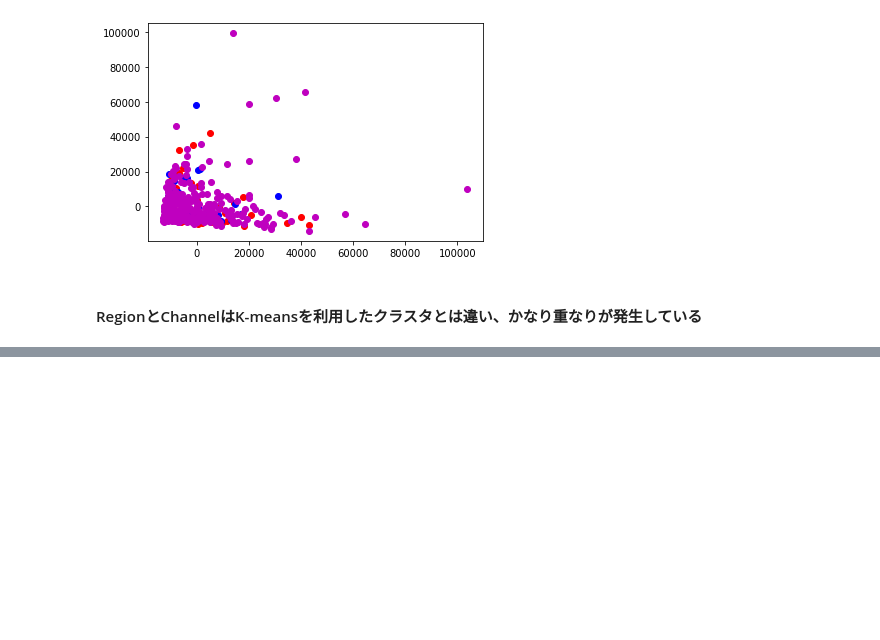
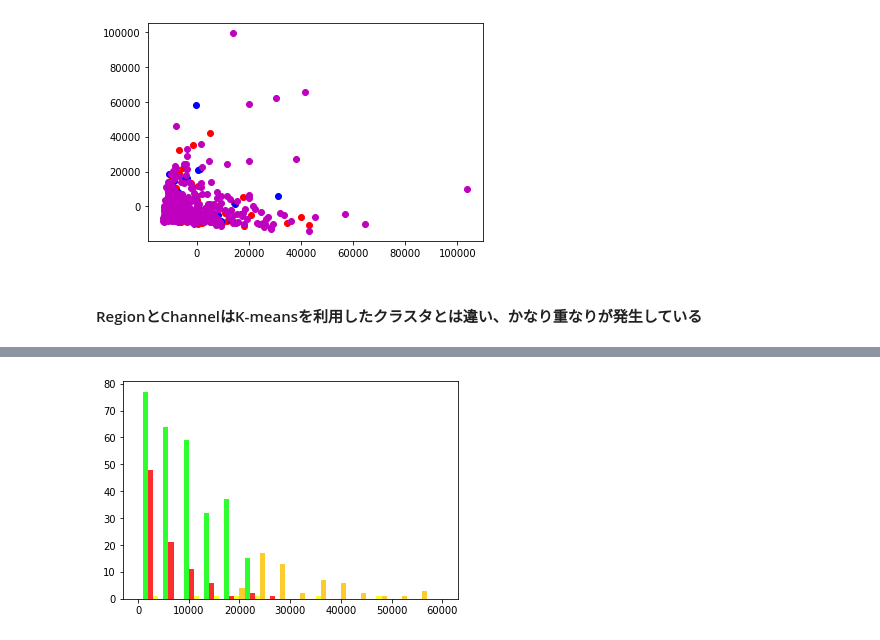
Before and after one commit to satomi23/diveintocode-ml, a Jupyter notebook: Sprint7.ipynb, the cells around one changed output, grey strips where cells are left out. Cells and saved outputs as stored; diff of their text form; code cells hidden in the pictures; blank space fills up the shorter version.

```diff
--- a/Sprint7.ipynb
+++ b/Sprint7.ipynb
@@ -1045,0 +1075,5 @@ plt.show()
+# %%
+pred0 = all_data[pred==0].drop(['Region','Channel'],axis=1)
+pred1 = all_data[pred==1].drop(['Region','Channel'],axis=1)
+pred2 = all_data[pred==2].drop(['Region','Channel'],axis=1)
+pred3 = all_data[pred==3].drop(['Region','Channel'],axis=1)
@@ -1045,0 +1096,6 @@ plt.show()
+# %%
+plt.hist([pred0['Fresh'],pred1['Fresh'],pred2['Fresh'],pred3['Fresh']],
+         bins=15, label=['Horeca','Lisbon','Oporto','Other Region'], color=['#FACC2E','#2EFE2E','#FE2E2E','#F7FE2E'], rwidth=100, range=(0,60000))
+plt.show()
+# %% [output]
+[figure, added]
```
Also changed, not shown: parts of 38 cells of this notebook.
